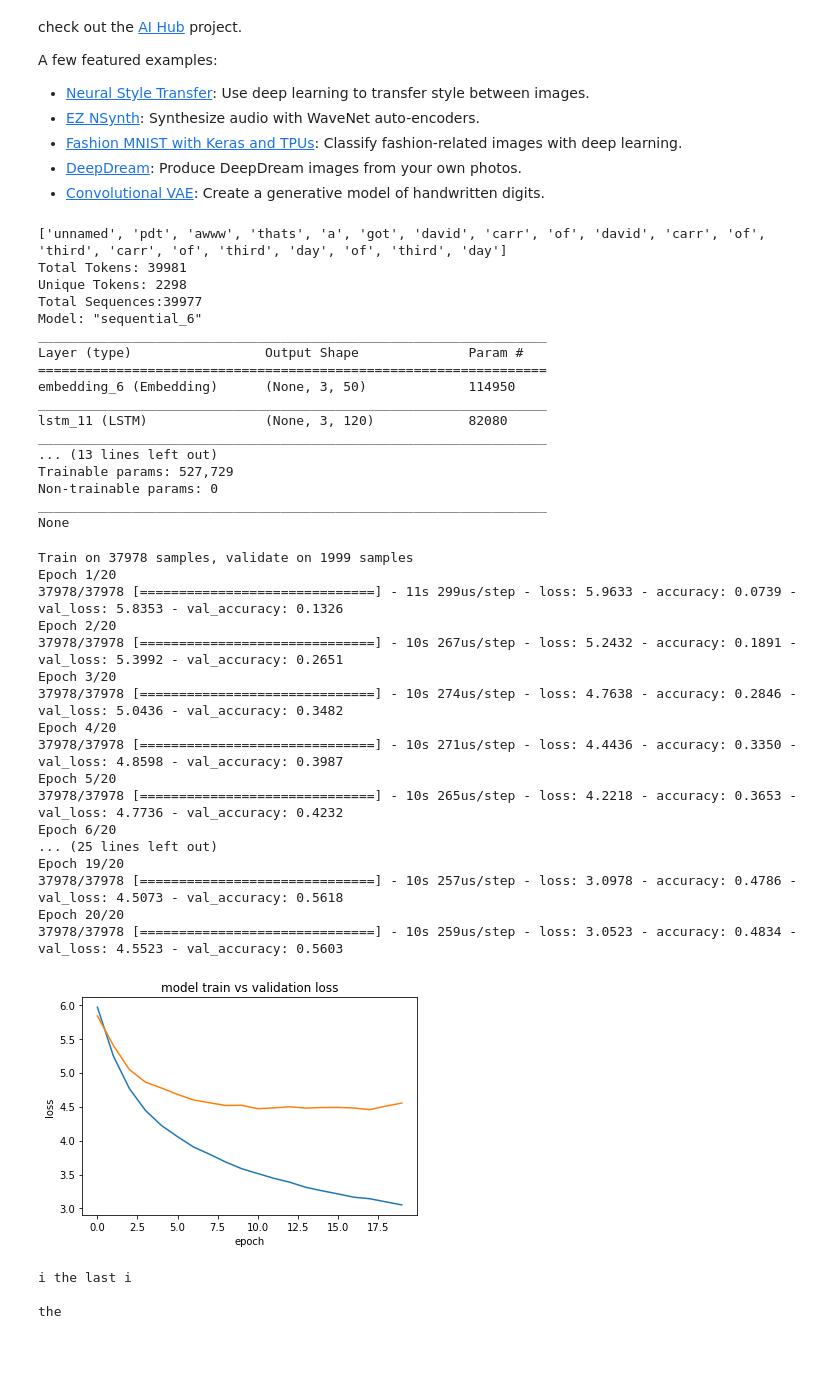
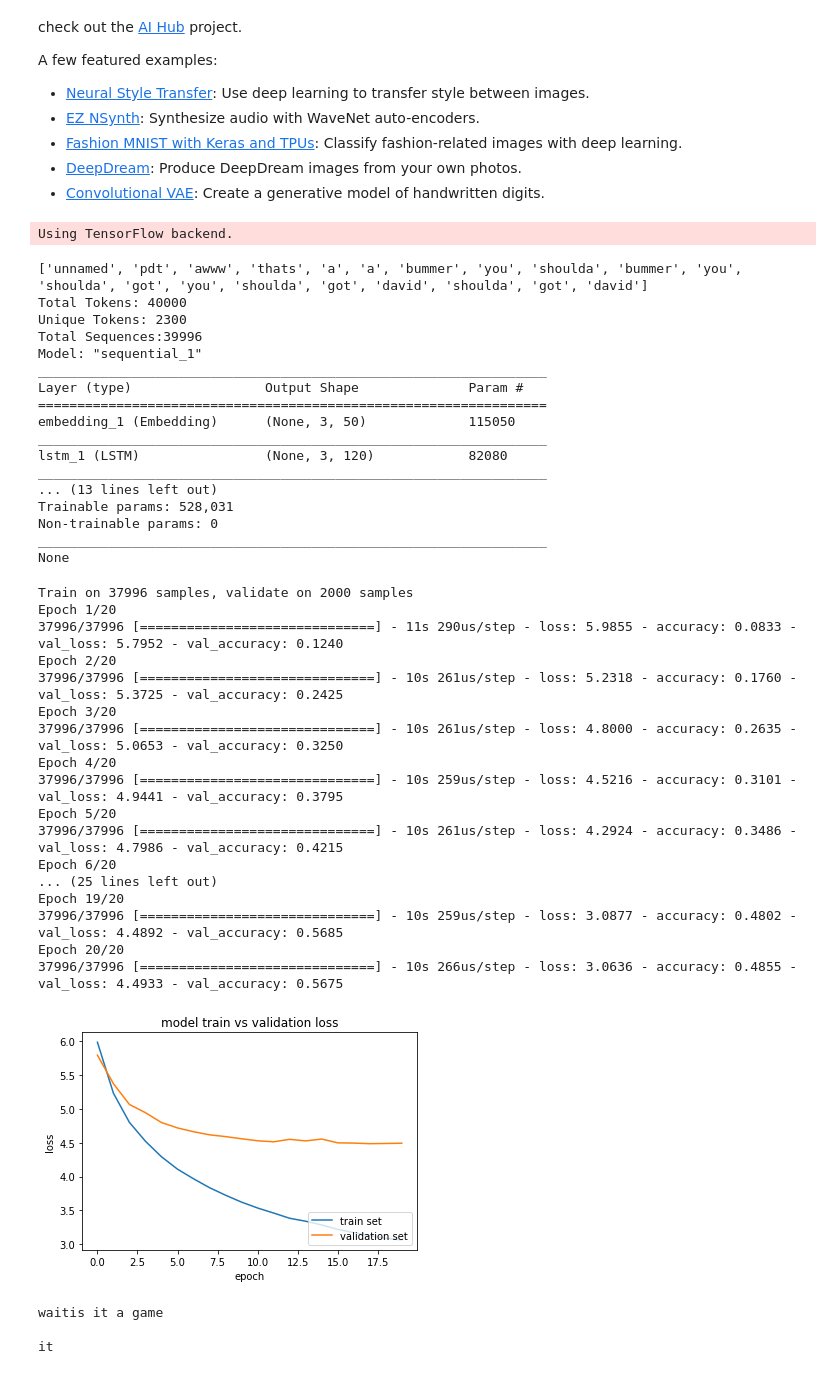
Before and after one commit to neha702/Hello-world, a Jupyter notebook: Final_model_using_train_set.ipynb, the cells around one changed output. Cells and saved outputs as stored; diff of their text form; code cells hidden in the pictures.

```diff
--- a/Final_model_using_train_set.ipynb
+++ b/Final_model_using_train_set.ipynb
@@ -250,6 +250,7 @@ pyplot.plot(history.history['val_loss'],label='validation')
 pyplot.title('model train vs validation loss')
 pyplot.ylabel('loss')
 pyplot.xlabel('epoch')
+pyplot.legend(["train set", "validation set"], loc ="lower right")
 pyplot.show()
 
 
@@ -290,71 +291,72 @@ def generate_seq(model, tokenizer, seq_length, seed_text, n_words):
 			if index == yhat:
 				out_word = word
 				break
 		# append to input
 		in_text += ' ' + out_word
 		result.append(out_word)
 	return ' '.join(result)
 
 # load cleaned text sequences
 in_filename = 'train_new.csv'
 doc = load_doc(in_filename)
 lines = doc.split('\n')
 seq_length = len(lines[0].split()) - 1
 
 # load the model
 model = load_model('model.h5')
 
 # load the tokenizer
 tokenizer = load(open('tokenizer.pkl', 'rb'))
 
 # select a seed text
 seed_text = lines[randint(0,len(lines))]
 print(seed_text + '\n')
 
 
 
 # generate new text
 generated = generate_seq(model, tokenizer, seq_length, seed_text, 1)
 print(generated)
 # %% [output]
-['unnamed', 'pdt', 'awww', 'thats', 'a', 'got', 'david', 'carr', 'of', 'david', 'carr', 'of', 'third', 'carr', 'of', 'third', 'day', 'of', 'third', 'day']
-Total Tokens: 39981
-Unique Tokens: 2298
-Total Sequences:39977
-Model: "sequential_6"
-_________________________________________________________________
-Layer (type)                 Output Shape              Param #
-=================================================================
-embedding_6 (Embedding)      (None, 3, 50)             114950
-_________________________________________________________________
-lstm_11 (LSTM)               (None, 3, 120)            82080
-_________________________________________________________________
-... (13 lines left out)
-Trainable params: 527,729
-Non-trainable params: 0
-_________________________________________________________________
-None
+Using TensorFlow backend.
-Train on 37978 samples, validate on 1999 samples
-Epoch 1/20
-37978/37978 [==============================] - 11s 299us/step - loss: 5.9633 - accuracy: 0.0739 - val_loss: 5.8353 - val_accuracy: 0.1326
-Epoch 2/20
-37978/37978 [==============================] - 10s 267us/step - loss: 5.2432 - accuracy: 0.1891 - val_loss: 5.3992 - val_accuracy: 0.2651
-Epoch 3/20
-37978/37978 [==============================] - 10s 274us/step - loss: 4.7638 - accuracy: 0.2846 - val_loss: 5.0436 - val_accuracy: 0.3482
-Epoch 4/20
-37978/37978 [==============================] - 10s 271us/step - loss: 4.4436 - accuracy: 0.3350 - val_loss: 4.8598 - val_accuracy: 0.3987
-Epoch 5/20
-37978/37978 [==============================] - 10s 265us/step - loss: 4.2218 - accuracy: 0.3653 - val_loss: 4.7736 - val_accuracy: 0.4232
-Epoch 6/20
-... (25 lines left out)
-Epoch 19/20
-37978/37978 [==============================] - 10s 257us/step - loss: 3.0978 - accuracy: 0.4786 - val_loss: 4.5073 - val_accuracy: 0.5618
-Epoch 20/20
-37978/37978 [==============================] - 10s 259us/step - loss: 3.0523 - accuracy: 0.4834 - val_loss: 4.5523 - val_accuracy: 0.5603
+['unnamed', 'pdt', 'awww', 'thats', 'a', 'a', 'bummer', 'you', 'shoulda', 'bummer', 'you', 'shoulda', 'got', 'you', 'shoulda', 'got', 'david', 'shoulda', 'got', 'david']
+Total Tokens: 40000
+Unique Tokens: 2300
+Total Sequences:39996
+Model: "sequential_1"
+_________________________________________________________________
+Layer (type)                 Output Shape              Param #
+=================================================================
+embedding_1 (Embedding)      (None, 3, 50)             115050
+_________________________________________________________________
+lstm_1 (LSTM)                (None, 3, 120)            82080
+_________________________________________________________________
+... (13 lines left out)
+Trainable params: 528,031
+Non-trainable params: 0
+_________________________________________________________________
+None
+Train on 37996 samples, validate on 2000 samples
+Epoch 1/20
+37996/37996 [==============================] - 11s 290us/step - loss: 5.9855 - accuracy: 0.0833 - val_loss: 5.7952 - val_accuracy: 0.1240
+Epoch 2/20
+37996/37996 [==============================] - 10s 261us/step - loss: 5.2318 - accuracy: 0.1760 - val_loss: 5.3725 - val_accuracy: 0.2425
+Epoch 3/20
+37996/37996 [==============================] - 10s 261us/step - loss: 4.8000 - accuracy: 0.2635 - val_loss: 5.0653 - val_accuracy: 0.3250
+Epoch 4/20
+37996/37996 [==============================] - 10s 259us/step - loss: 4.5216 - accuracy: 0.3101 - val_loss: 4.9441 - val_accuracy: 0.3795
+Epoch 5/20
+37996/37996 [==============================] - 10s 261us/step - loss: 4.2924 - accuracy: 0.3486 - val_loss: 4.7986 - val_accuracy: 0.4215
+Epoch 6/20
+... (25 lines left out)
+Epoch 19/20
+37996/37996 [==============================] - 10s 259us/step - loss: 3.0877 - accuracy: 0.4802 - val_loss: 4.4892 - val_accuracy: 0.5685
+Epoch 20/20
+37996/37996 [==============================] - 10s 266us/step - loss: 3.0636 - accuracy: 0.4855 - val_loss: 4.4933 - val_accuracy: 0.5675
-[figure, old version]
+[figure, new version]
-i the last i
-
-the
+waitis it a game
+
+it
 # %%
 from google.colab import drive
 drive.mount('/content/drive')
```
